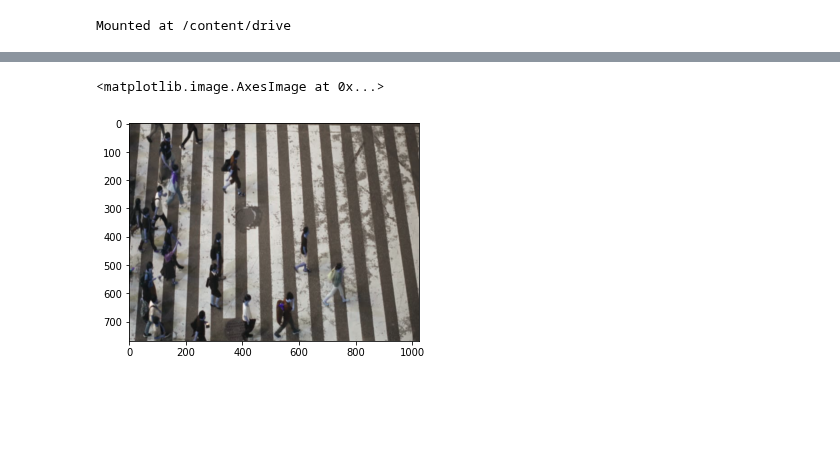
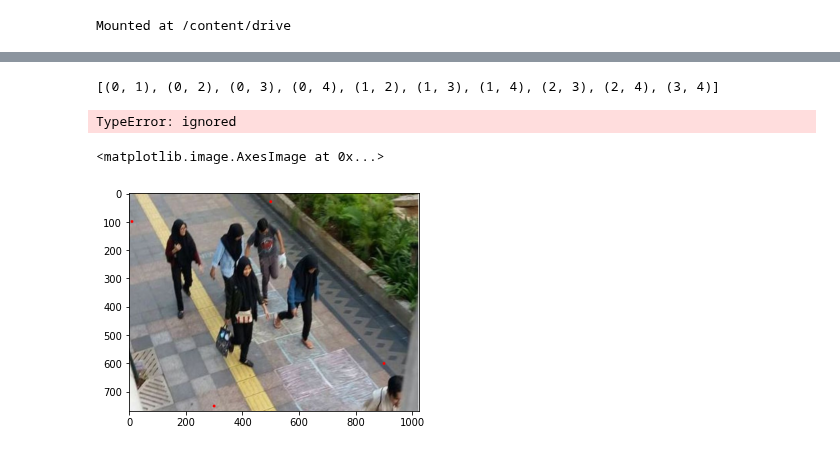
Before and after one commit to lephuocdat2000/Advanced-CV, a Jupyter notebook: FinalProject.ipynb, the cells around one changed output, grey strips where cells are left out. Cells and saved outputs as stored; diff of their text form; code cells hidden in the pictures; blank space fills up the shorter version.

```diff
--- a/FinalProject.ipynb
+++ b/FinalProject.ipynb
@@ -135,5 +133,29 @@ plt.imshow(out)
+# %%
+distance_minimum = 200
+if len(detections>1):
+   list_indexes = list(itertools.combinations(range(len(transformed_points)), 2))
+   for i,pair in enumerate(itertools.combinations(transformed_points, r=2)):
+      if np.sqrt( (pair[0][0] - pair[1][0])**2 + (pair[0][1] - pair[1][1])**2 ) < int(distance_minimum):
+            #change color top view
+            index_pt1 = list_indexes[i][0]
+            index_pt2 = list_indexes[i][1]
+            #change color original frame
+# %% [output]
+[(0, 1), (0, 2), (0, 3), (0, 4), (1, 2), (1, 3), (1, 4), (2, 3), (2, 4), (3, 4)]
 # %%
-plt.imshow(image)
+plt.imshow(cv2.cvtColor(image,cv2.COLOR_BGR2RGB))
 # %% [output]
-<matplotlib.image.AxesImage at 0x...>
+TypeError: ignored
-[figure, removed]
+# %%
+image_path= '/content/2019_05_13_72171_1557749850._large.jpg'
+# %%
+image=cv2.imread(image_path)
+image = cv2.resize(image,(1024,768))
+cv2.circle(image,(10,100),5,(0,0,255),-1)
+cv2.circle(image,(500,30),5,(0,0,255),-1)
+cv2.circle(image,(300,750),5,(0,0,255),-1)
+cv2.circle(image,(900,600),5,(0,0,255),-1)
+plt.imshow(cv2.cvtColor(image,cv2.COLOR_BGR2RGB))
+# %% [output]
+<matplotlib.image.AxesImage at 0x...>
+[figure, added]
```
Also changed, not shown: parts of 5 cells of this notebook.
